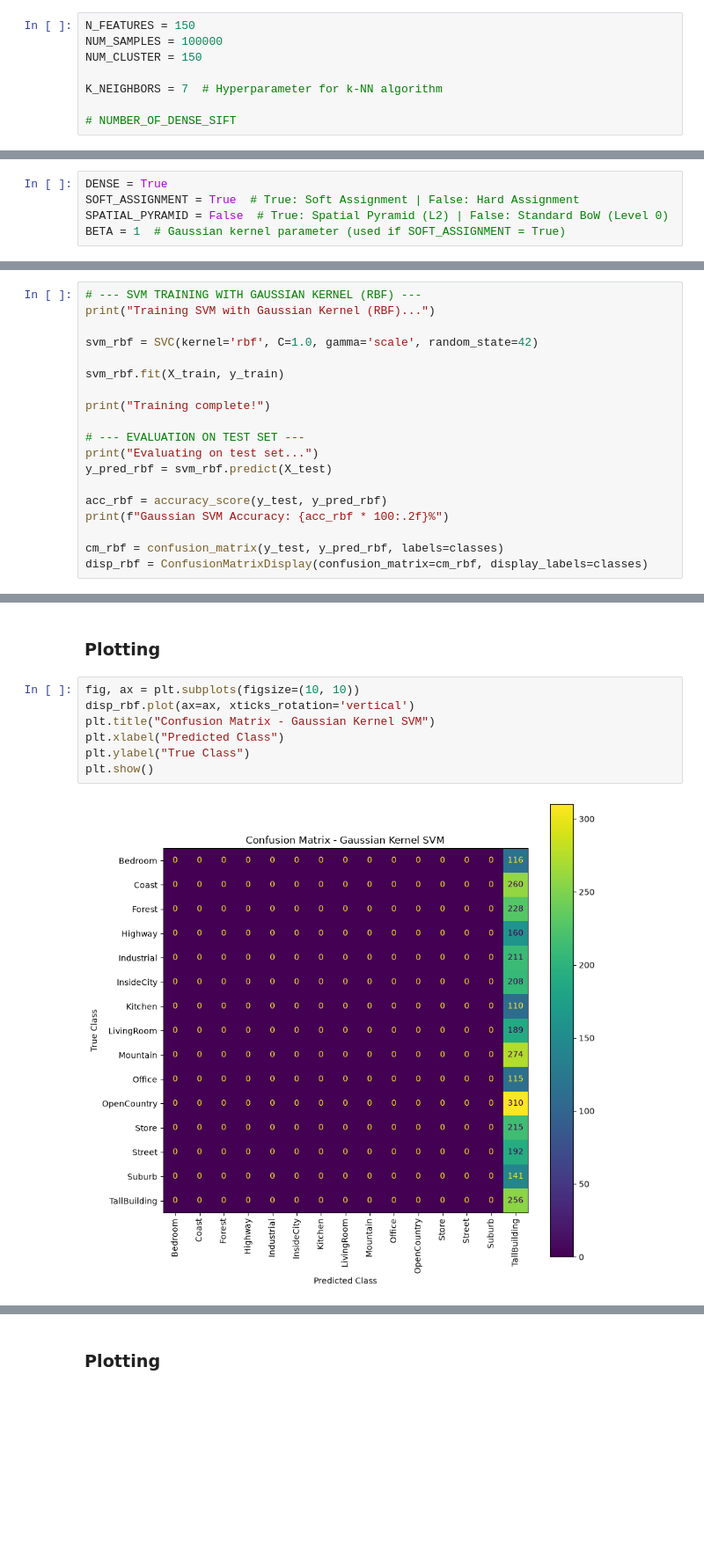
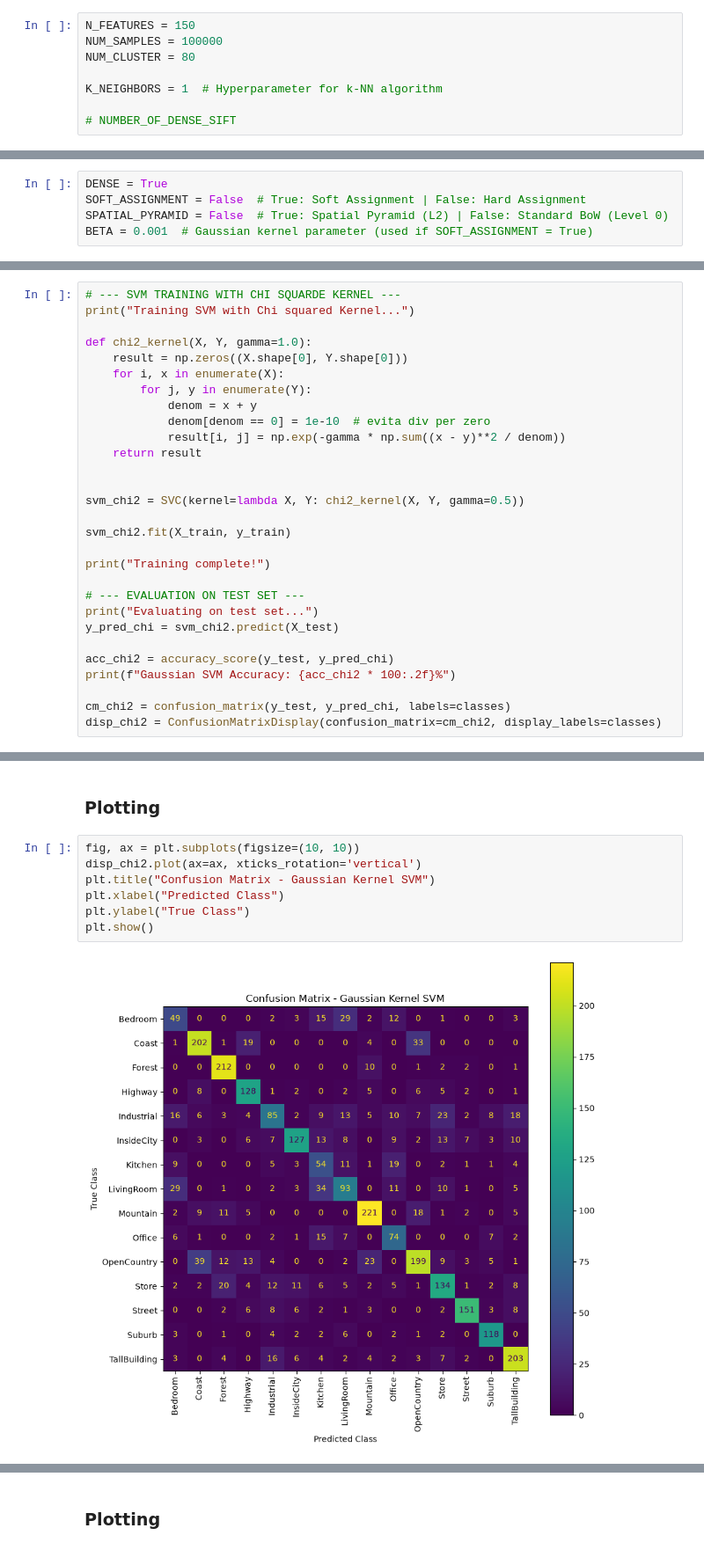
Before and after one commit to RebertoUNI/Computer-vision, a Jupyter notebook: project.ipynb, the cells around one changed output, grey strips where cells are left out. Shown at 88% size. Drawn from its saved outputs; the diff is of its cells as text; blank space fills up the shorter version.

```diff
--- a/project.ipynb
+++ b/project.ipynb
@@ -16,18 +16,18 @@ from scipy.spatial.distance import cdist
 # %%
 N_FEATURES = 150
 NUM_SAMPLES = 100000
-NUM_CLUSTER = 150
+NUM_CLUSTER = 80
 
-K_NEIGHBORS = 7  # Hyperparameter for k-NN algorithm
+K_NEIGHBORS = 1  # Hyperparameter for k-NN algorithm
 
 # NUMBER_OF_DENSE_SIFT
 # %% [markdown]
 ## SETTING
 # %%
 DENSE = True
-SOFT_ASSIGNMENT = True  # True: Soft Assignment | False: Hard Assignment
+SOFT_ASSIGNMENT = False  # True: Soft Assignment | False: Hard Assignment
 SPATIAL_PYRAMID = False  # True: Spatial Pyramid (L2) | False: Standard BoW (Level 0)
-BETA = 1  # Gaussian kernel parameter (used if SOFT_ASSIGNMENT = True)
+BETA = 0.001  # Gaussian kernel parameter (used if SOFT_ASSIGNMENT = True)
 # %% [markdown]
 ## Import images
 # %%
@@ -437,22 +462,32 @@ plt.show()
 
 Point 6
 # %%
-# --- SVM TRAINING WITH GAUSSIAN KERNEL (RBF) ---
-print("Training SVM with Gaussian Kernel (RBF)...")
+# --- SVM TRAINING WITH CHI SQUARDE KERNEL ---
+print("Training SVM with Chi squared Kernel...")
 
-svm_rbf = SVC(kernel='rbf', C=1.0, gamma='scale', random_state=42)
+def chi2_kernel(X, Y, gamma=1.0):
+    result = np.zeros((X.shape[0], Y.shape[0]))
+    for i, x in enumerate(X):
+        for j, y in enumerate(Y):
+            denom = x + y
+            denom[denom == 0] = 1e-10  # evita div per zero
+            result[i, j] = np.exp(-gamma * np.sum((x - y)**2 / denom))
+    return result
 
-svm_rbf.fit(X_train, y_train)
+
+svm_chi2 = SVC(kernel=lambda X, Y: chi2_kernel(X, Y, gamma=0.5))
+
+svm_chi2.fit(X_train, y_train)
 
 print("Training complete!")
 
 # --- EVALUATION ON TEST SET ---
 print("Evaluating on test set...")
-y_pred_rbf = svm_rbf.predict(X_test)
+y_pred_chi = svm_chi2.predict(X_test)
 
-acc_rbf = accuracy_score(y_test, y_pred_rbf)
-print(f"Gaussian SVM Accuracy: {acc_rbf * 100:.2f}%")
+acc_chi2 = accuracy_score(y_test, y_pred_chi)
+print(f"Gaussian SVM Accuracy: {acc_chi2 * 100:.2f}%")
 
-cm_rbf = confusion_matrix(y_test, y_pred_rbf, labels=classes)
-disp_rbf = ConfusionMatrixDisplay(confusion_matrix=cm_rbf, display_labels=classes)
+cm_chi2 = confusion_matrix(y_test, y_pred_chi, labels=classes)
+disp_chi2 = ConfusionMatrixDisplay(confusion_matrix=cm_chi2, display_labels=classes)
 # %% [output]
@@ -464,11 +499,11 @@ Gaussian SVM Accuracy: 8.58%
 ### Plotting
 # %%
 fig, ax = plt.subplots(figsize=(10, 10))
-disp_rbf.plot(ax=ax, xticks_rotation='vertical')
+disp_chi2.plot(ax=ax, xticks_rotation='vertical')
 plt.title("Confusion Matrix - Gaussian Kernel SVM")
 plt.xlabel("Predicted Class")
 plt.ylabel("True Class")
 plt.show()
 # %% [output]
-[figure, old version]
+[figure, new version]
 # %% [markdown]
```
Also changed, not shown: parts of 13 cells of this notebook.
